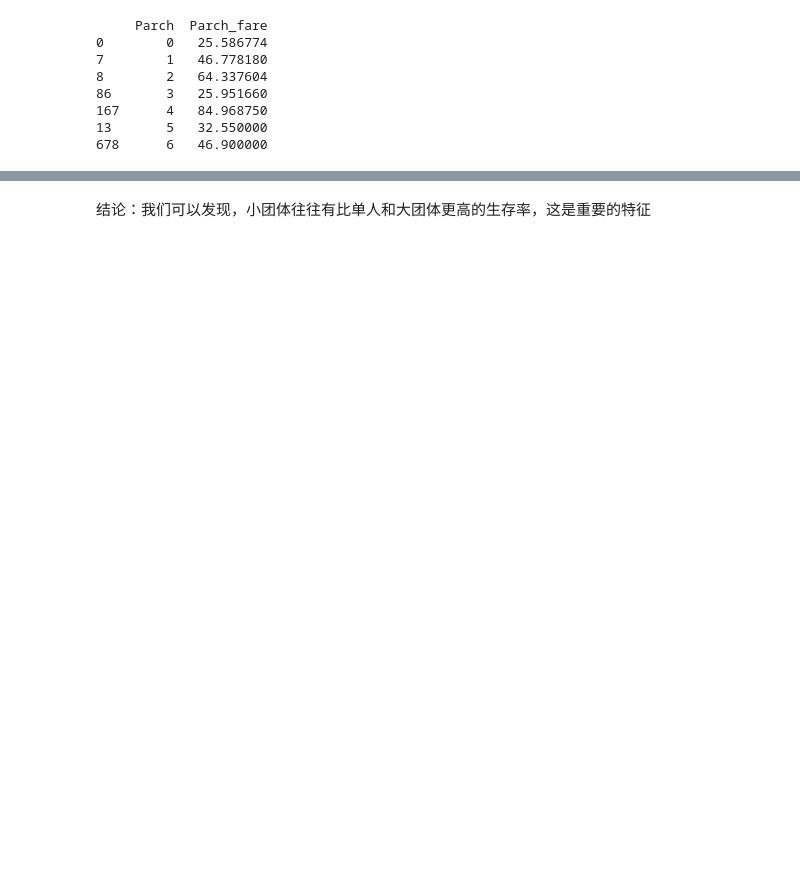
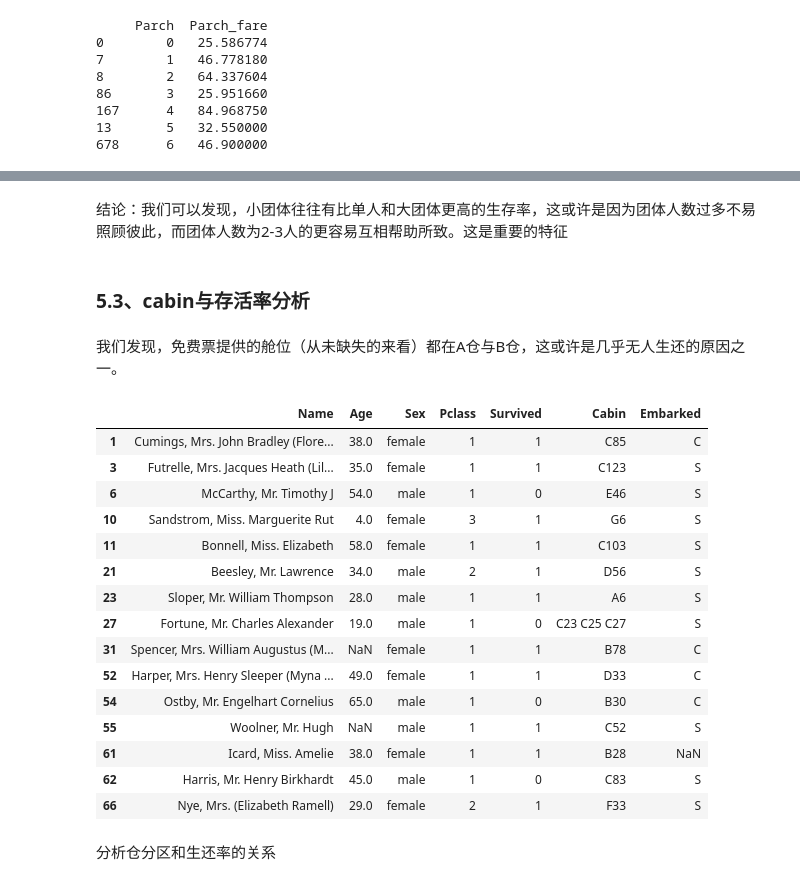
Before and after one commit to yjcyjjc/Titanic-MachineLearning-Project, a Jupyter notebook: EDA.ipynb, the cells around one changed output, grey strips where cells are left out. Saved outputs shown, nothing was run; the diff lists cells and outputs as text; code cells hidden in the pictures; blank space fills up the shorter version.

```diff
--- a/EDA.ipynb
+++ b/EDA.ipynb
@@ -337,4 +346,30 @@ plt.show()
 # %% [output]
 [drawing not drawn]
 # %% [markdown]
-结论：我们可以发现，小团体往往有比单人和大团体更高的生存率，这是重要的特征
+结论：我们可以发现，小团体往往有比单人和大团体更高的生存率，这或许是因为团体人数过多不易照顾彼此，而团体人数为2-3人的更容易互相帮助所致。这是重要的特征
+# %% [markdown]
+### 5.3、cabin与存活率分析
+# %% [markdown]
+我们发现，免费票提供的舱位（从未缺失的来看）都在A仓与B仓，这或许是几乎无人生还的原因之一。
+# %%
+cabin_data=data[data['Cabin'].isna()==0].copy()
+cabin_data[['Name','Age','Sex','Pclass','Survived','Cabin','Embarked']].head(15)
+# %% [output]
+|  | Name | Age | Sex | Pclass | Survived | Cabin | Embarked |
+| 1 | Cumings, Mrs. John Bradley (Flore... | 38.0 | female | 1 | 1 | C85 | C |
+| 3 | Futrelle, Mrs. Jacques Heath (Lil... | 35.0 | female | 1 | 1 | C123 | S |
+| 6 | McCarthy, Mr. Timothy J | 54.0 | male | 1 | 0 | E46 | S |
+| 10 | Sandstrom, Miss. Marguerite Rut | 4.0 | female | 3 | 1 | G6 | S |
+| 11 | Bonnell, Miss. Elizabeth | 58.0 | female | 1 | 1 | C103 | S |
+| 21 | Beesley, Mr. Lawrence | 34.0 | male | 2 | 1 | D56 | S |
+| 23 | Sloper, Mr. William Thompson | 28.0 | male | 1 | 1 | A6 | S |
+| 27 | Fortune, Mr. Charles Alexander | 19.0 | male | 1 | 0 | C23 C25 C27 | S |
+| 31 | Spencer, Mrs. William Augustus (M... | NaN | female | 1 | 1 | B78 | C |
+| 52 | Harper, Mrs. Henry Sleeper (Myna ... | 49.0 | female | 1 | 1 | D33 | C |
+| 54 | Ostby, Mr. Engelhart Cornelius | 65.0 | male | 1 | 0 | B30 | C |
+| 55 | Woolner, Mr. Hugh | NaN | male | 1 | 1 | C52 | S |
+| 61 | Icard, Miss. Amelie | 38.0 | female | 1 | 1 | B28 | NaN |
+| 62 | Harris, Mr. Henry Birkhardt | 45.0 | male | 1 | 0 | C83 | S |
+| 66 | Nye, Mrs. (Elizabeth Ramell) | 29.0 | female | 2 | 1 | F33 | S |
+# %% [markdown]
+分析仓分区和生还率的关系
```
Also changed, not shown: parts of 9 cells of this notebook.
